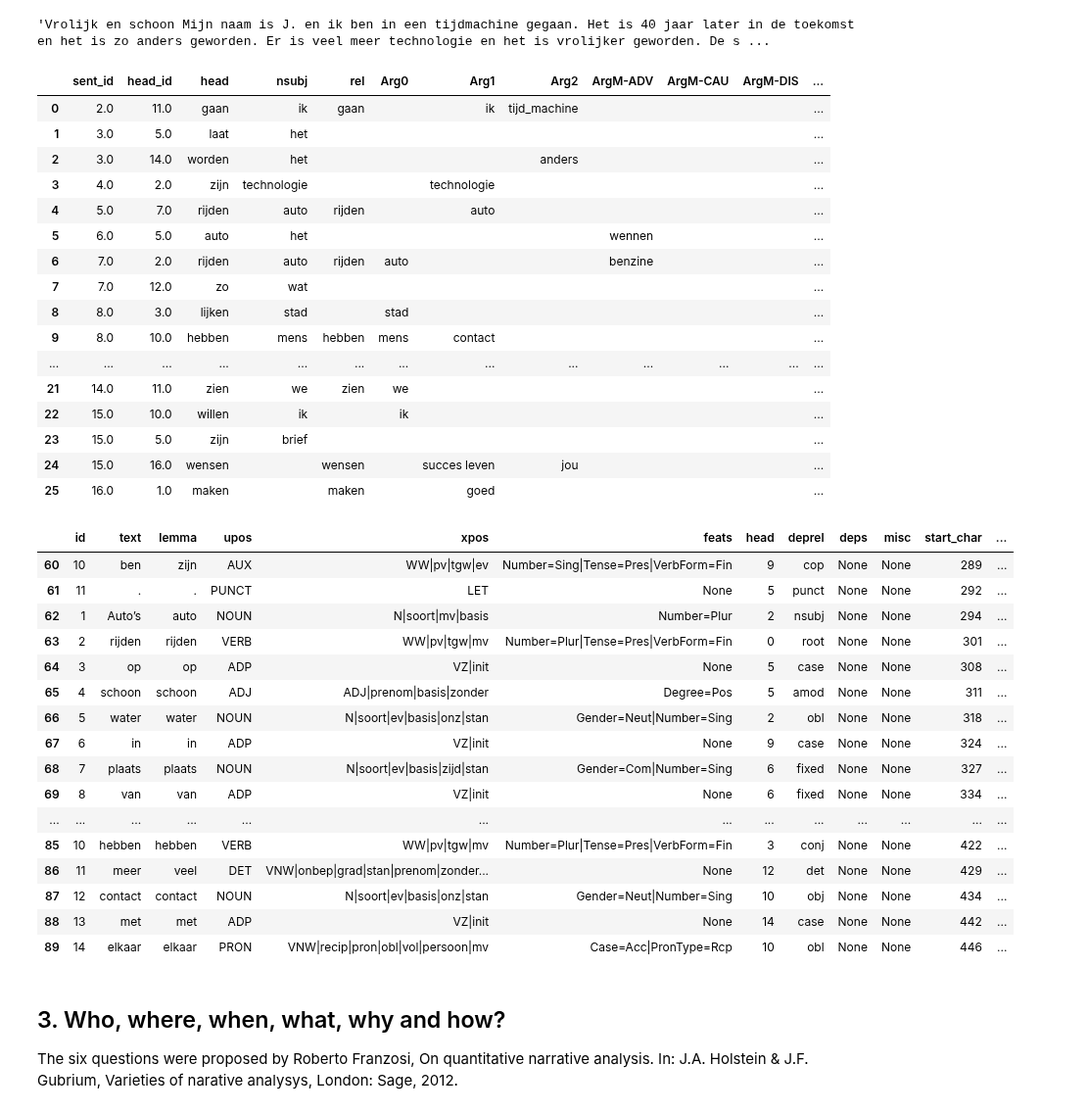
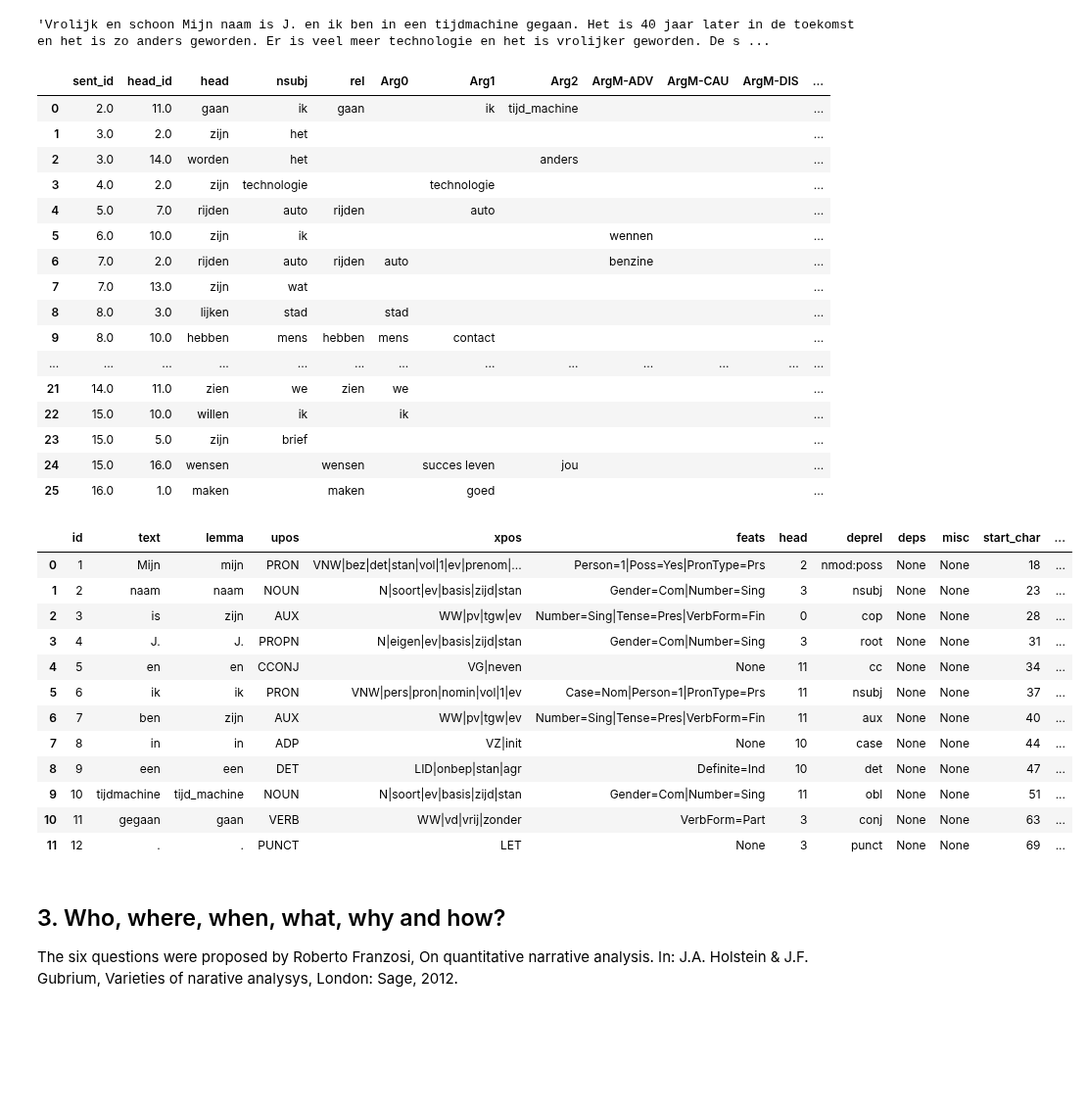
Before and after one commit to navigating-stories/notebooks, a Jupyter notebook: stroll_srl_test.ipynb, the cells around one changed output. Shown at 98% size. Drawn from its saved outputs; the diff is of its cells as text; code cells hidden in the pictures; blank space fills up the shorter version.

```diff
--- a/stroll_srl_test.ipynb
+++ b/stroll_srl_test.ipynb
@@ -23,0 +32,8 @@ def squeal(text=None):
+# %%
+def analyze_letter(letter_id):
+    text = read_file(letter_id)
+    nlp_analysis = run_nlp(text)
+    nlp_table_df = nlp_analysis_to_table(nlp_analysis)
+    nlp_table_df = correct_attachments_table(nlp_table_df)
+    srl_table_df = nlp_table_to_srl_table(nlp_table_df)
+    return text, nlp_table_df, srl_table_df
@@ -250,13 +269,13 @@ srl_table_df
 # %% [output]
 |  | sent_id | head_id | head | nsubj | rel | Arg0 | Arg1 | Arg2 | ArgM-ADV | ArgM-CAU | ArgM-DIS | ... |
 | 0 | 2.0 | 11.0 | gaan | ik | gaan |  | ik | tijd_machine |  |  |  | ... |
-| 1 | 3.0 | 5.0 | laat | het |  |  |  |  |  |  |  | ... |
+| 1 | 3.0 | 2.0 | zijn | het |  |  |  |  |  |  |  | ... |
 | 2 | 3.0 | 14.0 | worden | het |  |  |  | anders |  |  |  | ... |
 | 3 | 4.0 | 2.0 | zijn | technologie |  |  | technologie |  |  |  |  | ... |
 | 4 | 5.0 | 7.0 | rijden | auto | rijden |  | auto |  |  |  |  | ... |
-| 5 | 6.0 | 5.0 | auto | het |  |  |  |  | wennen |  |  | ... |
+| 5 | 6.0 | 10.0 | zijn | ik |  |  |  |  | wennen |  |  | ... |
 | 6 | 7.0 | 2.0 | rijden | auto | rijden | auto |  |  | benzine |  |  | ... |
-| 7 | 7.0 | 12.0 | zo | wat |  |  |  |  |  |  |  | ... |
+| 7 | 7.0 | 13.0 | zijn | wat |  |  |  |  |  |  |  | ... |
 | 8 | 8.0 | 3.0 | lijken | stad |  | stad |  |  |  |  |  | ... |
 | 9 | 8.0 | 10.0 | hebben | mens | hebben | mens | contact |  |  |  |  | ... |
 | ... | ... | ... | ... | ... | ... | ... | ... | ... | ... | ... | ... | ... |
@@ -266,25 +285,21 @@ srl_table_df
 | 24 | 15.0 | 16.0 | wensen |  | wensen |  | succes leven | jou |  |  |  | ... |
 | 25 | 16.0 | 1.0 | maken |  | maken |  | goed |  |  |  |  | ... |
 # %%
-nlp_table_df[60:90]
+nlp_table_df[3:15]
 # %% [output]
 |  | id | text | lemma | upos | xpos | feats | head | deprel | deps | misc | start_char | ... |
-| 60 | 10 | ben | zijn | AUX | WW|pv|tgw|ev | Number=Sing|Tense=Pres|VerbForm=Fin | 9 | cop | None | None | 289 | ... |
-| 61 | 11 | . | . | PUNCT | LET | None | 5 | punct | None | None | 292 | ... |
-| 62 | 1 | Auto’s | auto | NOUN | N|soort|mv|basis | Number=Plur | 2 | nsubj | None | None | 294 | ... |
-| 63 | 2 | rijden | rijden | VERB | WW|pv|tgw|mv | Number=Plur|Tense=Pres|VerbForm=Fin | 0 | root | None | None | 301 | ... |
-| 64 | 3 | op | op | ADP | VZ|init | None | 5 | case | None | None | 308 | ... |
-| 65 | 4 | schoon | schoon | ADJ | ADJ|prenom|basis|zonder | Degree=Pos | 5 | amod | None | None | 311 | ... |
-| 66 | 5 | water | water | NOUN | N|soort|ev|basis|onz|stan | Gender=Neut|Number=Sing | 2 | obl | None | None | 318 | ... |
-| 67 | 6 | in | in | ADP | VZ|init | None | 9 | case | None | None | 324 | ... |
-| 68 | 7 | plaats | plaats | NOUN | N|soort|ev|basis|zijd|stan | Gender=Com|Number=Sing | 6 | fixed | None | None | 327 | ... |
-| 69 | 8 | van | van | ADP | VZ|init | None | 6 | fixed | None | None | 334 | ... |
-| ... | ... | ... | ... | ... | ... | ... | ... | ... | ... | ... | ... | ... |
-| 85 | 10 | hebben | hebben | VERB | WW|pv|tgw|mv | Number=Plur|Tense=Pres|VerbForm=Fin | 3 | conj | None | None | 422 | ... |
-| 86 | 11 | meer | veel | DET | VNW|onbep|grad|stan|prenom|zonder... | None | 12 | det | None | None | 429 | ... |
-| 87 | 12 | contact | contact | NOUN | N|soort|ev|basis|onz|stan | Gender=Neut|Number=Sing | 10 | obj | None | None | 434 | ... |
-| 88 | 13 | met | met | ADP | VZ|init | None | 14 | case | None | None | 442 | ... |
-| 89 | 14 | elkaar | elkaar | PRON | VNW|recip|pron|obl|vol|persoon|mv | Case=Acc|PronType=Rcp | 10 | obl | None | None | 446 | ... |
+| 0 | 1 | Mijn | mijn | PRON | VNW|bez|det|stan|vol|1|ev|prenom|... | Person=1|Poss=Yes|PronType=Prs | 2 | nmod:poss | None | None | 18 | ... |
+| 1 | 2 | naam | naam | NOUN | N|soort|ev|basis|zijd|stan | Gender=Com|Number=Sing | 3 | nsubj | None | None | 23 | ... |
+| 2 | 3 | is | zijn | AUX | WW|pv|tgw|ev | Number=Sing|Tense=Pres|VerbForm=Fin | 0 | cop | None | None | 28 | ... |
+| 3 | 4 | J. | J. | PROPN | N|eigen|ev|basis|zijd|stan | Gender=Com|Number=Sing | 3 | root | None | None | 31 | ... |
+| 4 | 5 | en | en | CCONJ | VG|neven | None | 11 | cc | None | None | 34 | ... |
+| 5 | 6 | ik | ik | PRON | VNW|pers|pron|nomin|vol|1|ev | Case=Nom|Person=1|PronType=Prs | 11 | nsubj | None | None | 37 | ... |
+| 6 | 7 | ben | zijn | AUX | WW|pv|tgw|ev | Number=Sing|Tense=Pres|VerbForm=Fin | 11 | aux | None | None | 40 | ... |
+| 7 | 8 | in | in | ADP | VZ|init | None | 10 | case | None | None | 44 | ... |
+| 8 | 9 | een | een | DET | LID|onbep|stan|agr | Definite=Ind | 10 | det | None | None | 47 | ... |
+| 9 | 10 | tijdmachine | tijd_machine | NOUN | N|soort|ev|basis|zijd|stan | Gender=Com|Number=Sing | 11 | obl | None | None | 51 | ... |
+| 10 | 11 | gegaan | gaan | VERB | WW|vd|vrij|zonder | VerbForm=Part | 3 | conj | None | None | 63 | ... |
+| 11 | 12 | . | . | PUNCT | LET | None | 3 | punct | None | None | 69 | ... |
 # %% [markdown]
 ## 3. Who, where, when, what, why and how?
 
```
Also changed, not shown: parts of 34 cells of this notebook.
